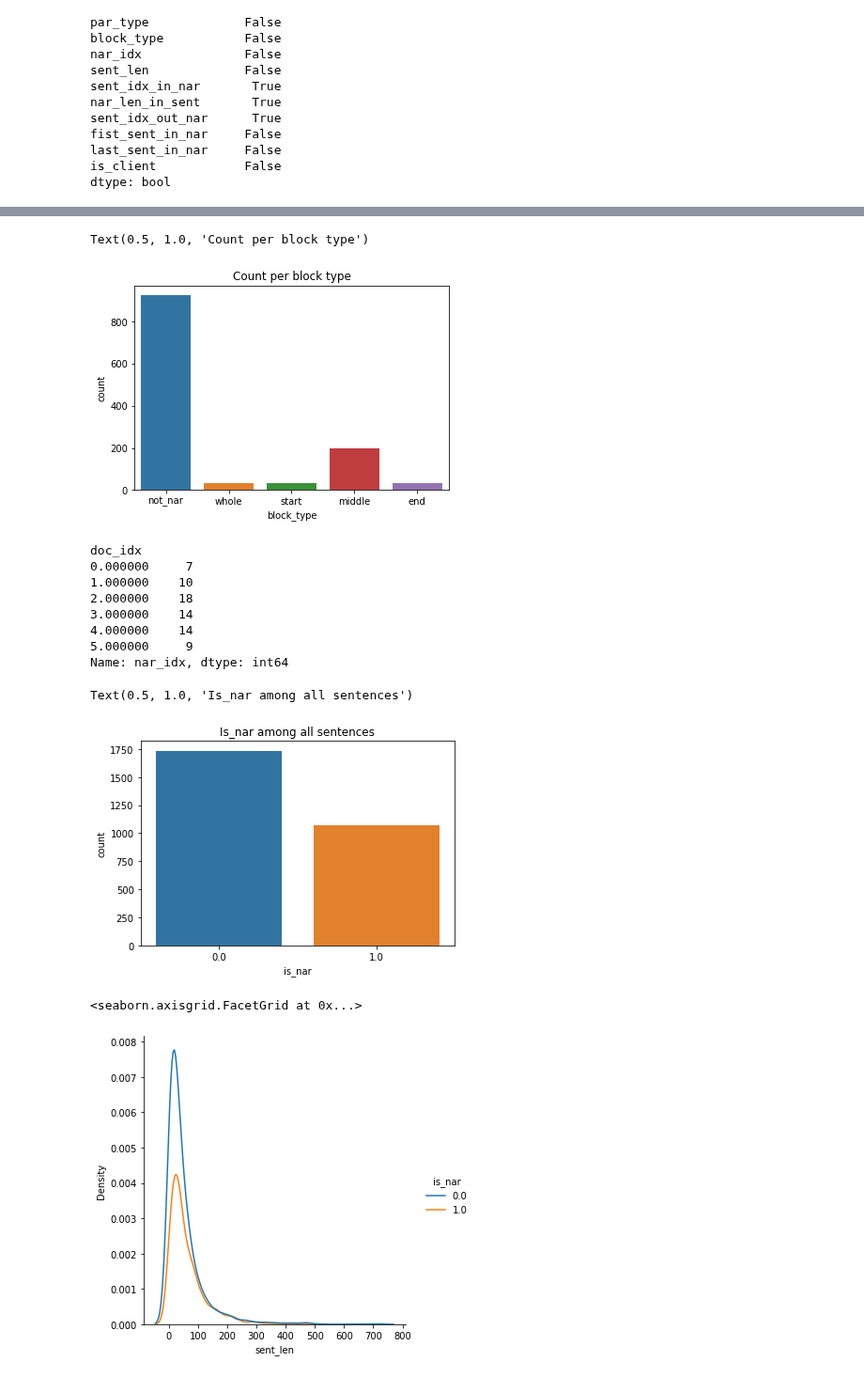
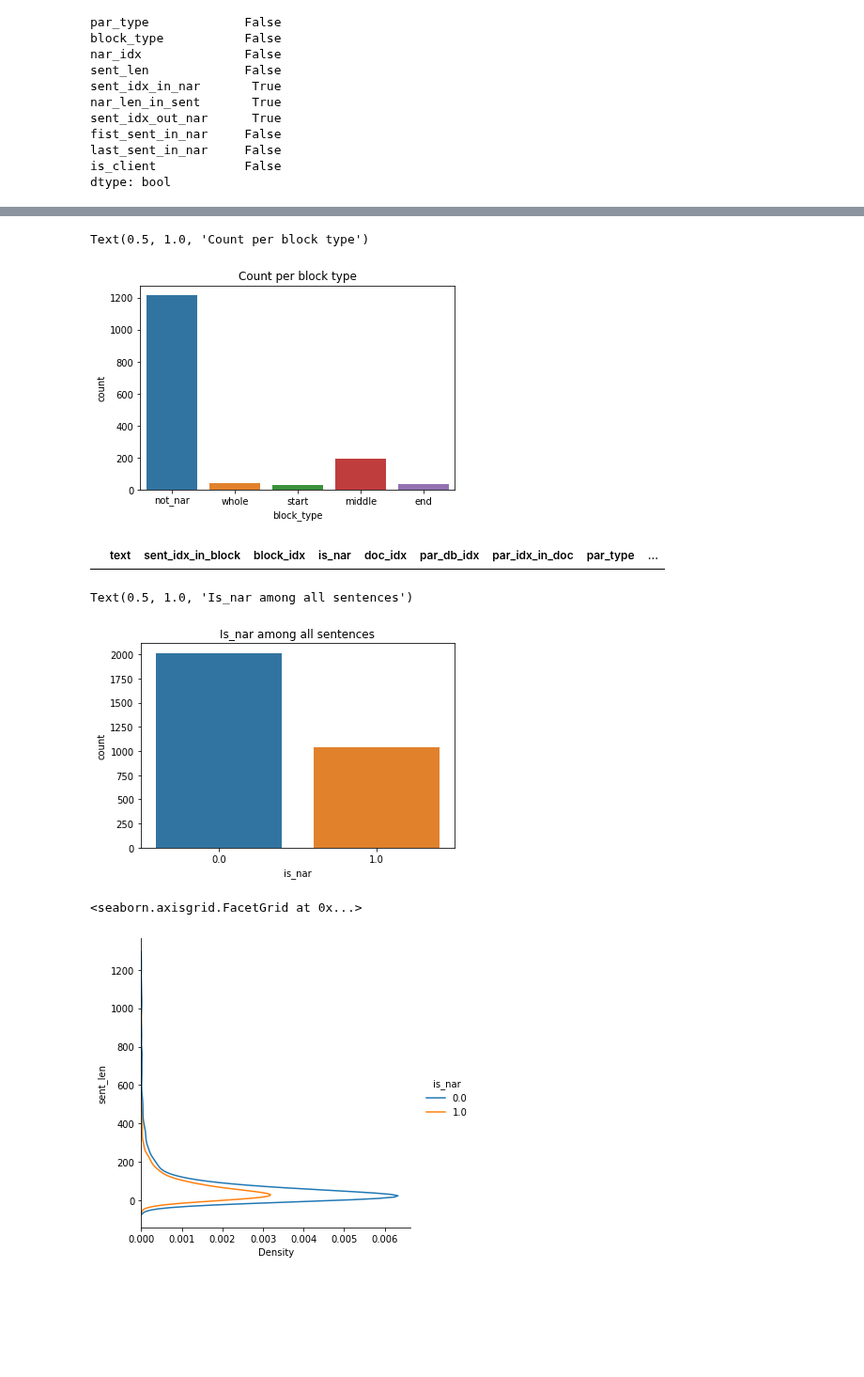
Before and after one commit to Sofy34/personal_strudy, a Jupyter notebook: thesis/01_parse_clean_docs.ipynb, the cells around one changed output, grey strips where cells are left out. Shown at 94% size. Saved outputs shown, nothing was run; the diff lists cells and outputs as text; code cells hidden in the pictures; blank space fills up the shorter version.

Commit message:
refactor par,block,sent parsing per doc

```diff
--- a/thesis/01_parse_clean_docs.ipynb
+++ b/thesis/01_parse_clean_docs.ipynb
@@ -33,2 +46,3 @@ doc_db
 # %%
-sent_db = pd.read_csv("sent_db.csv")
+sent_db = pd.concat(map(pd.read_csv, glob.glob(os.path.join(os.path.join(os.getcwd(),defines.PATH_TO_DFS,"*_sent_db.csv")))))
+sent_db.reset_index(inplace=True,drop=True)
@@ -56,26 +102,20 @@ dtype: bool
 # %%
-sns.countplot(x='block_type',data=doc_utils.block_db).set_title("Count per block type")
+block_db = pd.concat(map(pd.read_csv, glob.glob(os.path.join(os.path.join(os.getcwd(),defines.PATH_TO_DFS,"*_block_db.csv")))))
+sns.countplot(x='block_type',data=block_db).set_title("Count per block type")
 # %% [output]
 Text(0.5, 1.0, 'Count per block type')
-[figure, old version]
+[figure, new version]
-# %%
-doc_utils.sent_db.groupby(['doc_idx'])['nar_idx'].nunique()
-# %% [output]
-doc_idx
-0.000000     7
-1.000000    10
-2.000000    18
-3.000000    14
-4.000000    14
-5.000000     9
-Name: nar_idx, dtype: int64
+# %%
+sent_db[sent_db['par_type']=='no_mark']
+# %% [output]
+|  | text | sent_idx_in_block | block_idx | is_nar | doc_idx | par_db_idx | par_idx_in_doc | par_type | ... |
 # %%
 sns.countplot(x='is_nar',data=sent_db).set_title("Is_nar among all sentences")
 # %% [output]
 Text(0.5, 1.0, 'Is_nar among all sentences')
-[figure, old version]
+[figure, new version]
 # %%
-sns.displot(data=sent_db, x="sent_len", hue="is_nar", kind="kde")
+sns.displot(data=sent_db, y="sent_len", hue="is_nar", kind="kde")
 # %% [output]
 <seaborn.axisgrid.FacetGrid at 0x...>
-[figure, old version]
+[figure, new version]
```
Also changed, not shown: parts of 8 cells of this notebook, 1 other file.
